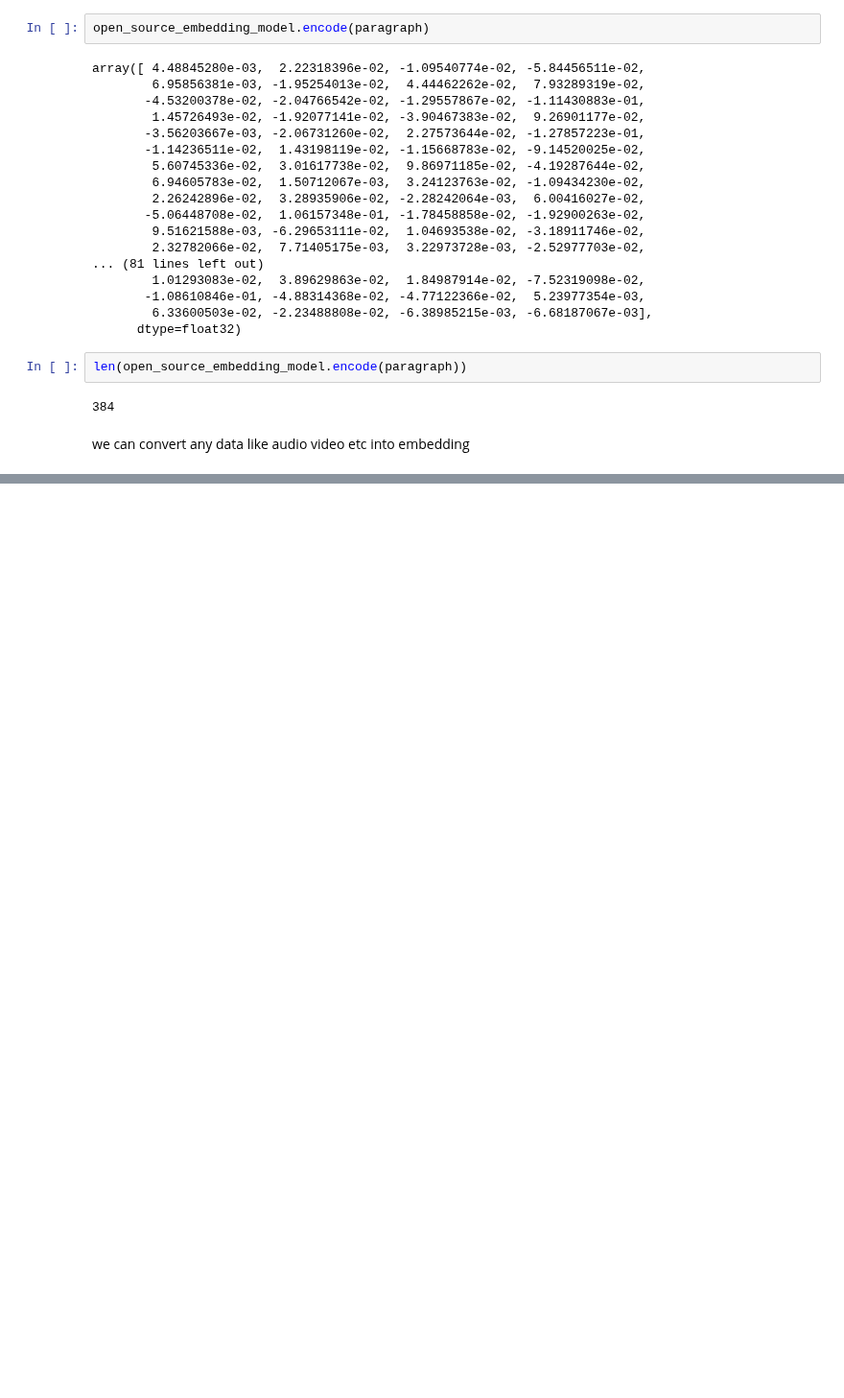
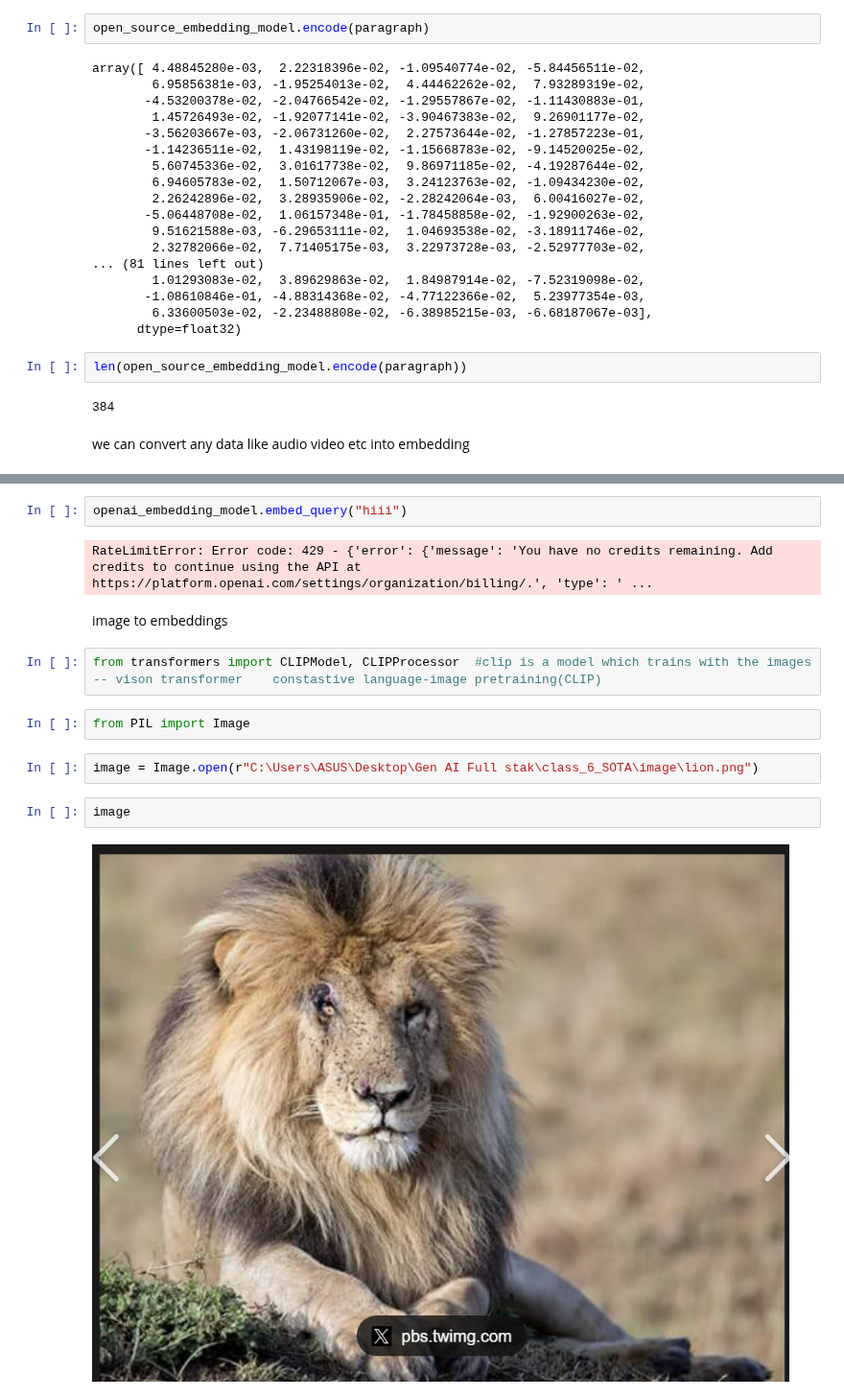
Before and after one commit to venky0705/Gen_AI-Full-Stack-learning, a Jupyter notebook: class_6_SOTA/SOTA_LLM_embedding.ipynb, the cells around one changed output, grey strips where cells are left out. Shown at 96% size. Saved outputs shown, nothing was run; the diff lists cells and outputs as text; blank space fills up the shorter version.

```diff
--- a/class_6_SOTA/SOTA_LLM_embedding.ipynb
+++ b/class_6_SOTA/SOTA_LLM_embedding.ipynb
@@ -77,0 +182,16 @@ we can convert any data like audio video etc into embedding
+# %%
+openai_embedding_model.embed_query("hiii")
+# %% [output]
+RateLimitError: Error code: 429 - {'error': {'message': 'You have no credits remaining. Add credits to continue using the API at https://platform.openai.com/settings/organization/billing/.', 'type': ' ...
+# %% [markdown]
+image to embeddings
+# %%
+from transformers import CLIPModel, CLIPProcessor  #clip is a model which trains with the images -- vison transformer    constastive language-image pretraining(CLIP)
+# %%
+from PIL import Image
+# %%
+image = Image.open(r"C:\Users\ASUS\Desktop\Gen AI Full stak\class_6_SOTA\image\lion.png")
+# %%
+image
+# %% [output]
+[figure, added]
```
Also changed, not shown: parts of 31 cells of this notebook.
